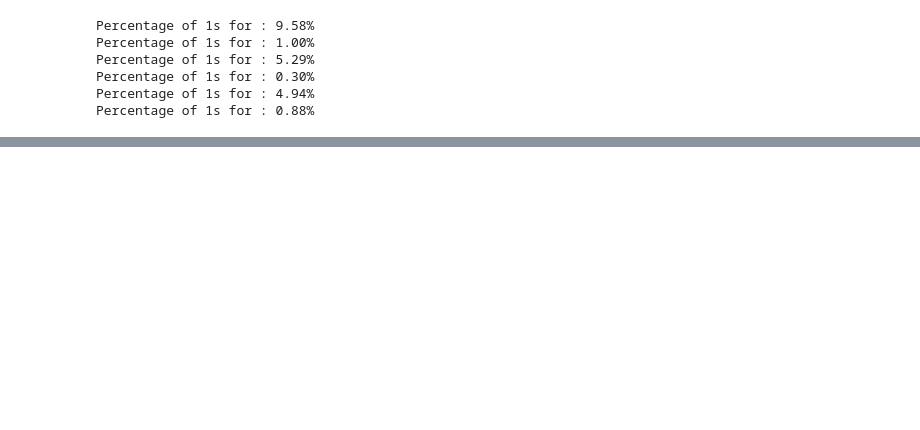
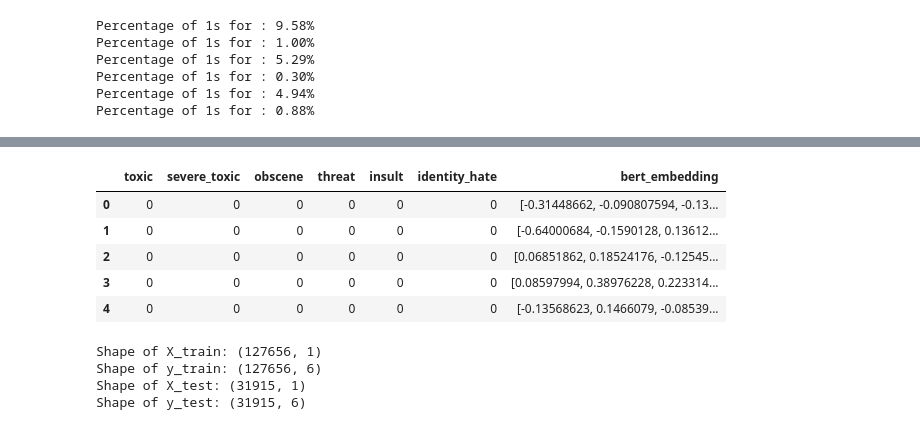
Before and after one commit to aaryavas/BERT-Toxic-Classification, a Jupyter notebook: class_bal.ipynb, the cells around one changed output, grey strips where cells are left out. Cells and saved outputs as stored; diff of their text form; code cells hidden in the pictures; blank space fills up the shorter version.

```diff
--- a/class_bal.ipynb
+++ b/class_bal.ipynb
@@ -321,0 +322,33 @@ df[['processed_text', 'bert_embedding']].head(3)
+# %%
+df.drop('comment_text', axis=1, inplace=True)  # Drop original text column
+df.drop('cleaned_text', axis=1, inplace=True)  # Drop cleaned text column
+df.drop('processed_text', axis=1, inplace=True)  # Drop processed text column
+df.drop('id', axis=1, inplace=True)  # Drop BERT embedding column
+df.head()
+# %% [output]
+|  | toxic | severe_toxic | obscene | threat | insult | identity_hate | bert_embedding |
+| 0 | 0 | 0 | 0 | 0 | 0 | 0 | [-0.31448662, -0.090807594, -0.13... |
+| 1 | 0 | 0 | 0 | 0 | 0 | 0 | [-0.64000684, -0.1590128, 0.13612... |
+| 2 | 0 | 0 | 0 | 0 | 0 | 0 | [0.06851862, 0.18524176, -0.12545... |
+| 3 | 0 | 0 | 0 | 0 | 0 | 0 | [0.08597994, 0.38976228, 0.223314... |
+| 4 | 0 | 0 | 0 | 0 | 0 | 0 | [-0.13568623, 0.1466079, -0.08539... |
+# %%
+#train test split
+
+features = ['bert_embedding']
+target_columns = ['toxic', 'severe_toxic', 'obscene', 'threat', 'insult', 'identity_hate']
+x= df[features]
+y = df[target_columns]
+
+from sklearn.model_selection import train_test_split
+
+x_train, x_test, y_train, y_test = train_test_split(x, y, test_size=0.2, random_state=42)
+print(f"Shape of X_train: {x_train.shape}")
+print(f"Shape of y_train: {y_train.shape}")
+print(f"Shape of X_test: {x_test.shape}")
+print(f"Shape of y_test: {y_test.shape}")
+# %% [output]
+Shape of X_train: (127656, 1)
+Shape of y_train: (127656, 6)
+Shape of X_test: (31915, 1)
+Shape of y_test: (31915, 6)
```
Also changed, not shown: parts of 11 cells of this notebook.
